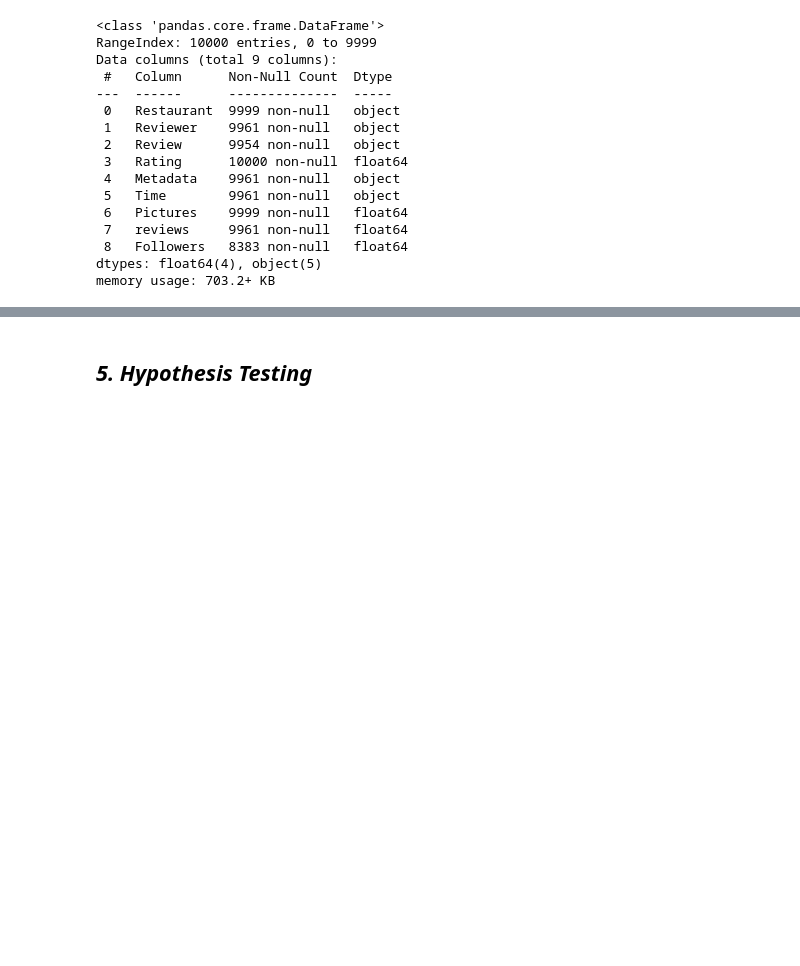
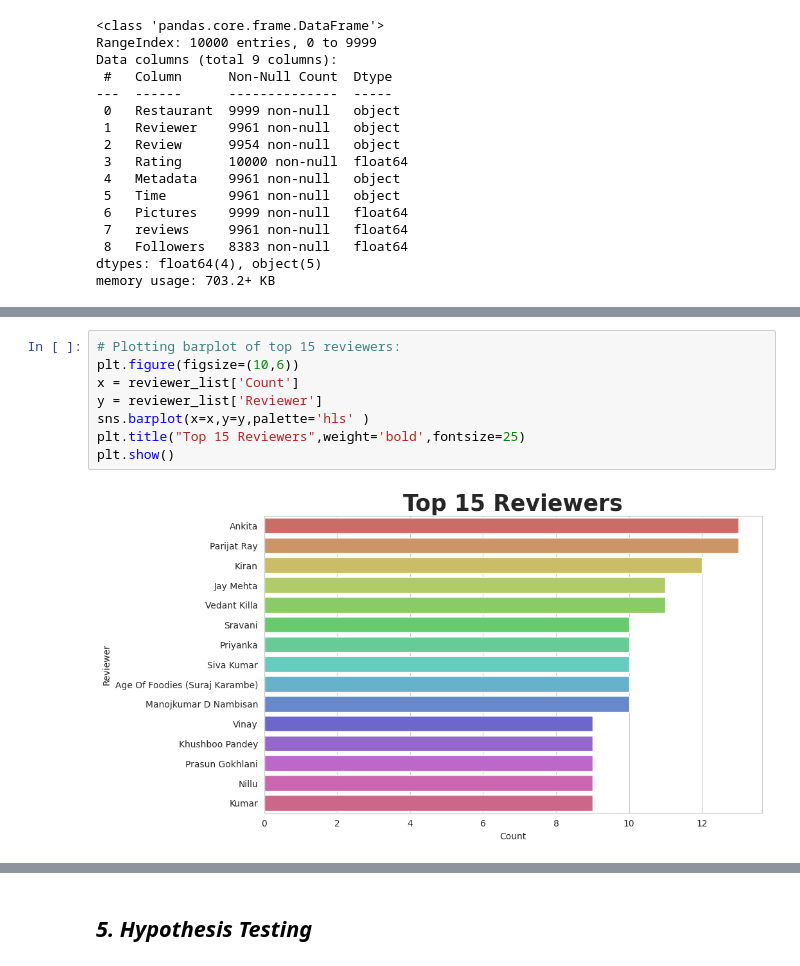
Before and after one commit to adityapatil4141/Zomato-restaurant-clustering-and-sentiment-analysis, a Jupyter notebook: ZOMATO_RESTAURANT_CLUSTERING_AND_SENTIMENT_ANALYSIS.ipynb, the cells around one changed output, grey strips where cells are left out. Cells and saved outputs as stored; diff of their text form; blank space fills up the shorter version.

```diff
--- a/ZOMATO_RESTAURANT_CLUSTERING_AND_SENTIMENT_ANALYSIS.ipynb
+++ b/ZOMATO_RESTAURANT_CLUSTERING_AND_SENTIMENT_ANALYSIS.ipynb
@@ -679,0 +789,10 @@ df_reviews.head()
+# %%
+# Plotting barplot of top 15 reviewers:
+plt.figure(figsize=(10,6))
+x = reviewer_list['Count']
+y = reviewer_list['Reviewer']
+sns.barplot(x=x,y=y,palette='hls' )
+plt.title("Top 15 Reviewers",weight='bold',fontsize=25)
+plt.show()
+# %% [output]
+[figure, added]
```
Also changed, not shown: parts of 31 cells of this notebook.
